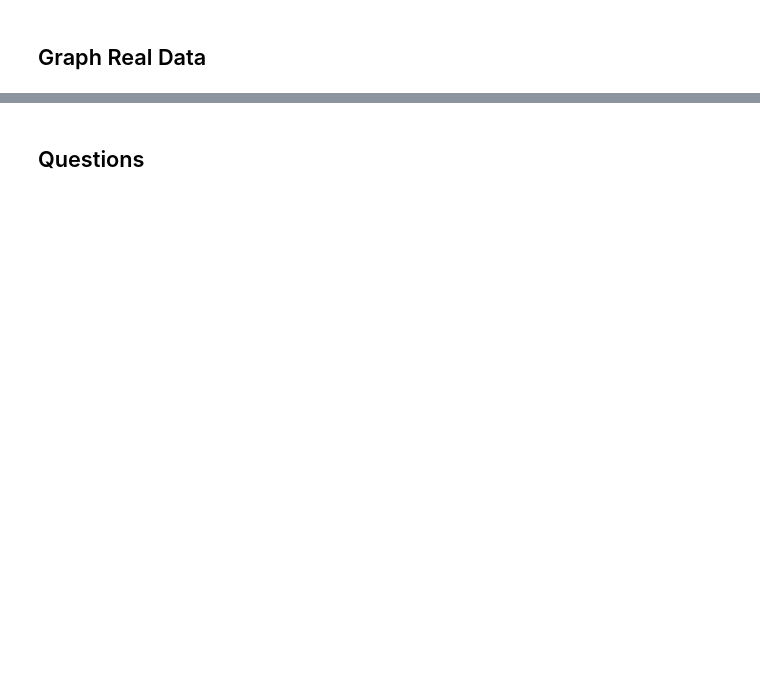
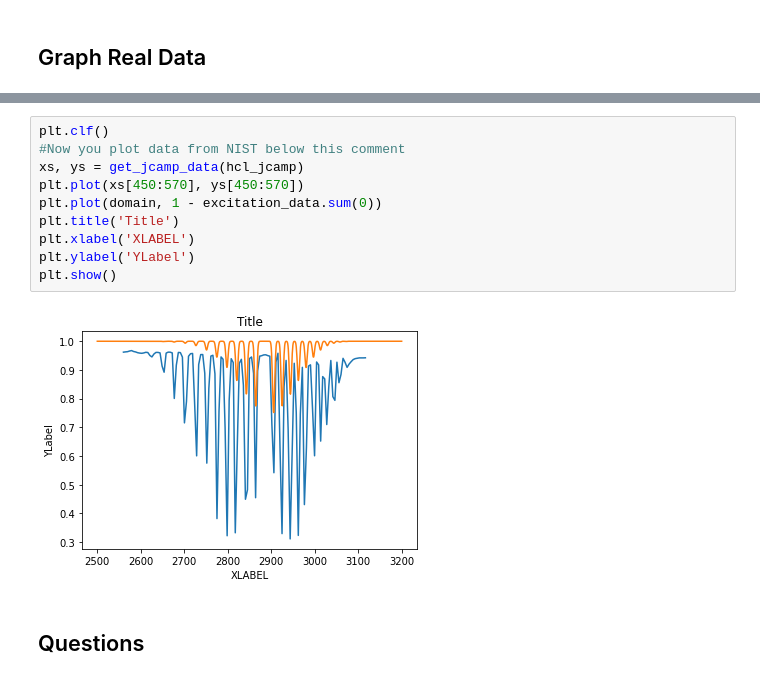
Before and after one commit to josephdepaoloboisvert/Rotation-Vibration, a Jupyter notebook: Ro-Vibrational Lab.ipynb, the cells around one changed output, grey strips where cells are left out. Drawn from its saved outputs; the diff is of its cells as text; blank space fills up the shorter version.

```diff
--- a/Ro-Vibrational Lab.ipynb
+++ b/Ro-Vibrational Lab.ipynb
@@ -392,3 +404,15 @@ plt.show()
+# %%
+plt.clf()
+#Now you plot data from NIST below this comment
+xs, ys = get_jcamp_data(hcl_jcamp)
+plt.plot(xs[450:570], ys[450:570])
+plt.plot(domain, 1 - excitation_data.sum(0))
+plt.title('Title')
+plt.xlabel('XLABEL')
+plt.ylabel('YLabel')
+plt.show()
+# %% [output]
+[figure, added]
 # %% [markdown]
 ## Questions
 # %% [markdown]
```
Also changed, not shown: parts of 22 cells of this notebook.
